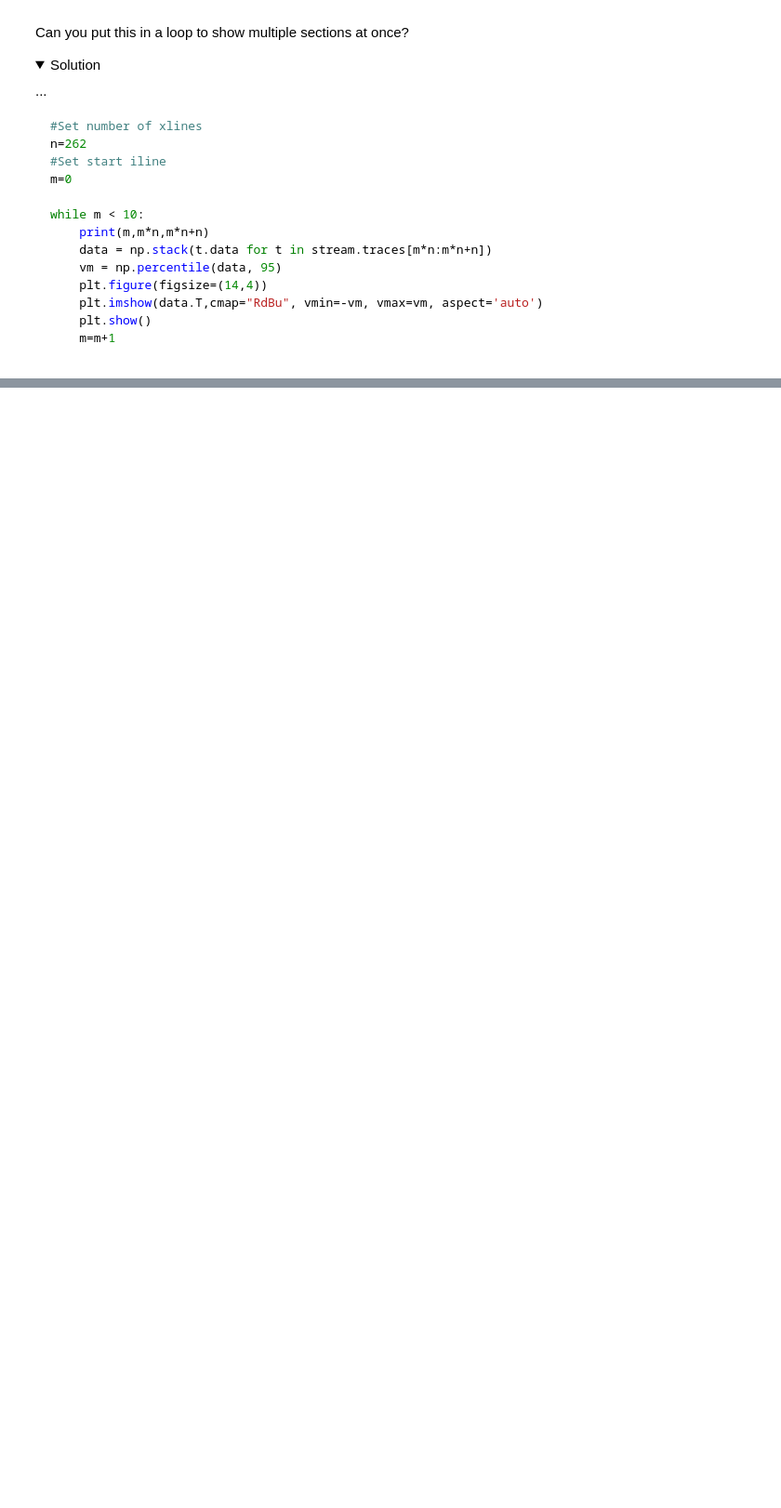
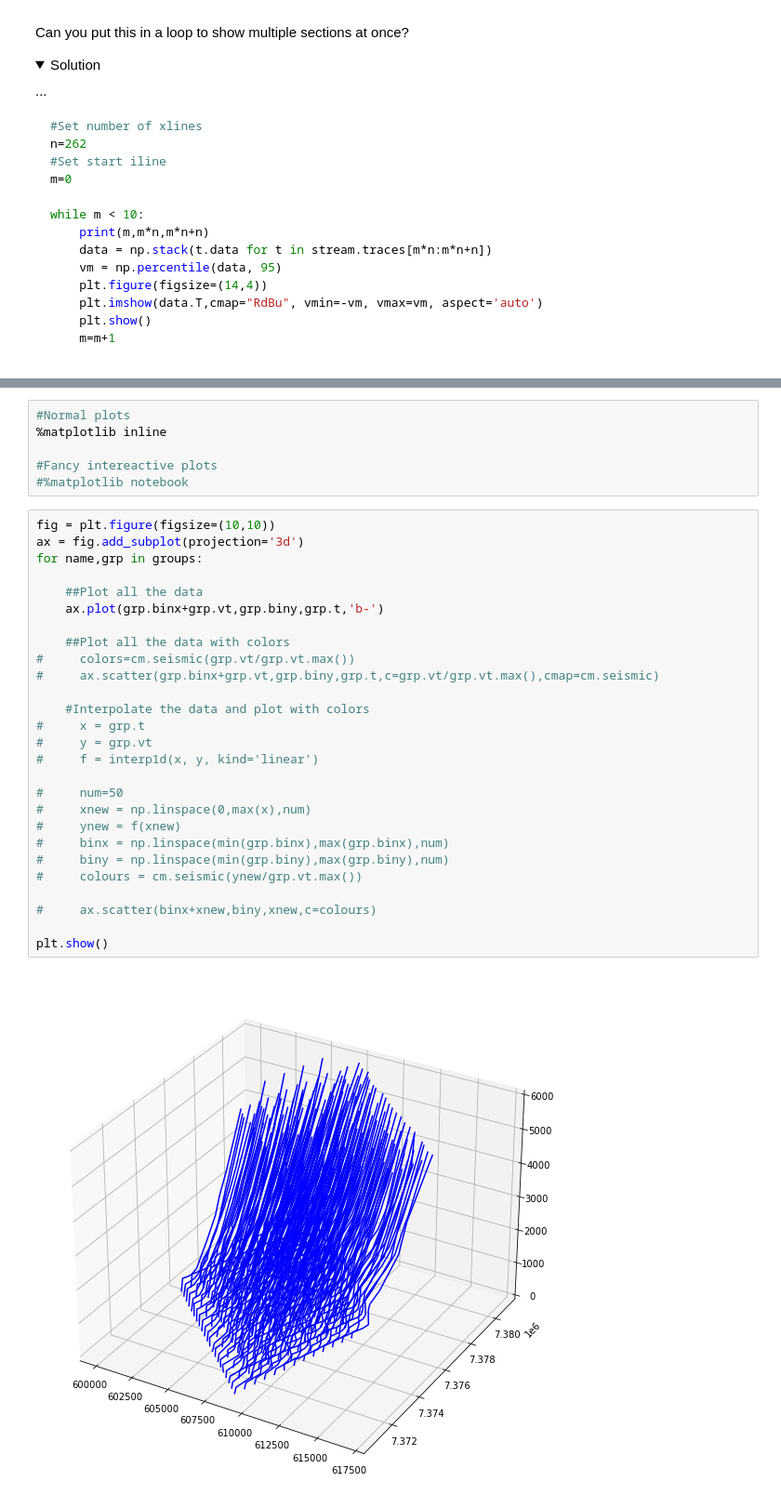
Before and after one commit to Sydney-Informatics-Hub/geopython, a Jupyter notebook: _ipynb/01b-dataframes.ipynb, the cells around one changed output, grey strips where cells are left out. Shown at 93% size. Drawn from its saved outputs; the diff is of its cells as text; folded sections open; blank space fills up the shorter version.

```diff
--- a/_ipynb/01b-dataframes.ipynb
+++ b/_ipynb/01b-dataframes.ipynb
@@ -870,0 +1057,35 @@ while m < 10:
+# %%
+#Normal plots
+%matplotlib inline
+
+#Fancy intereactive plots
+#%matplotlib notebook
+# %%
+fig = plt.figure(figsize=(10,10))
+ax = fig.add_subplot(projection='3d')
+for name,grp in groups:
+
+    ##Plot all the data
+    ax.plot(grp.binx+grp.vt,grp.biny,grp.t,'b-')
+
+    ##Plot all the data with colors
+#     colors=cm.seismic(grp.vt/grp.vt.max())
+#     ax.scatter(grp.binx+grp.vt,grp.biny,grp.t,c=grp.vt/grp.vt.max(),cmap=cm.seismic)
+
+    #Interpolate the data and plot with colors
+#     x = grp.t
+#     y = grp.vt
+#     f = interp1d(x, y, kind='linear')
+
+#     num=50
+#     xnew = np.linspace(0,max(x),num)
+#     ynew = f(xnew)
+#     binx = np.linspace(min(grp.binx),max(grp.binx),num)
+#     biny = np.linspace(min(grp.biny),max(grp.biny),num)
+#     colours = cm.seismic(ynew/grp.vt.max())
+
+#     ax.scatter(binx+xnew,biny,xnew,c=colours)
+
+plt.show()
+# %% [output]
+[figure, added]
```
Also changed, not shown: parts of 21 cells of this notebook, 27 other files.
